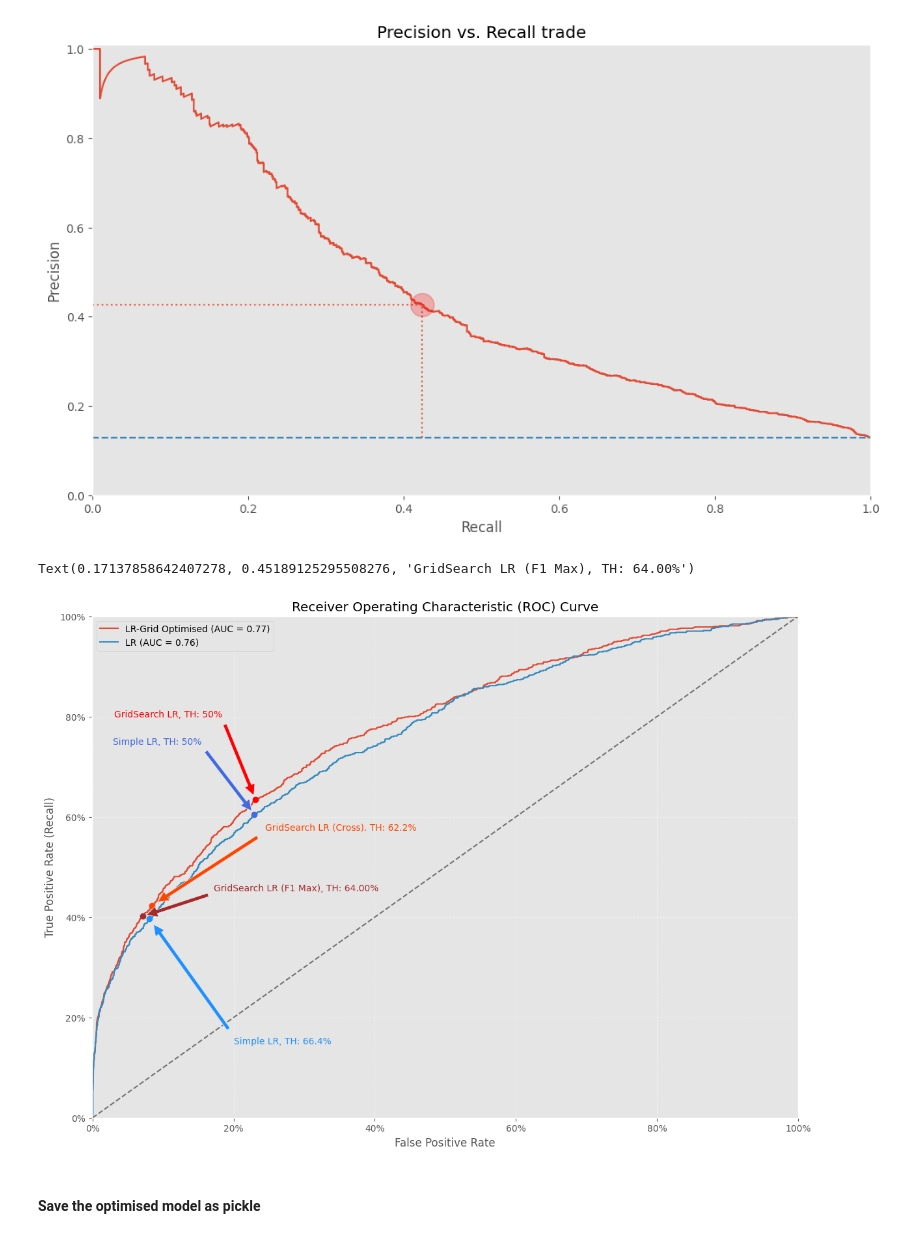
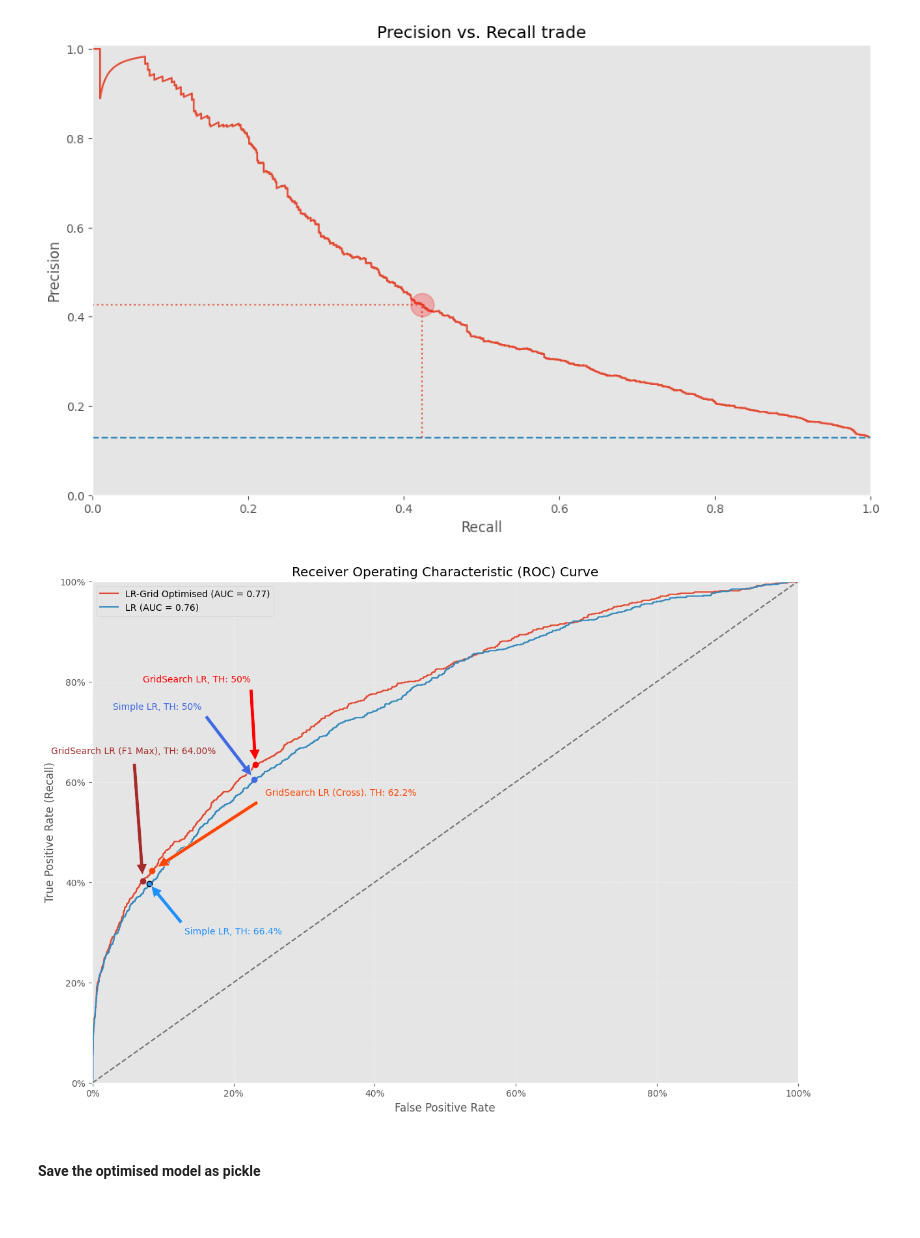
Before and after one commit to Joe-ElM/Used-Cars-Sales, a Jupyter notebook: Notebooks/4. LR Model.ipynb, the cells around one changed output. Drawn from its saved outputs; the diff is of its cells as text; code cells hidden in the pictures.

Commit message:
ROC Curve

```diff
--- a/Notebooks/4. LR Model.ipynb
+++ b/Notebooks/4. LR Model.ipynb
@@ -331,7 +314,7 @@ ax.set_ylim(bottom=0, top=1.01)
 # %% [markdown]
 #### Optimising the Model Precision/Recall Crossover
 # %%
-optimised_lr_grid_cross  = model_lr_grid.predict_proba(X_test)[:,1] >= 0.622
+optimised_lr_grid_cross  = model_lr_grid.predict_proba(X_test)[:,1] > 0.622
 f1_lr_grid_cross         = f1_score(y_test       , optimised_lr_grid_cross)
 recall_lr_grid_cross     = recall_score(y_test   , optimised_lr_grid_cross)
 precision_lr_grid_cross  = precision_score(y_test, optimised_lr_grid_cross)
@@ -420,44 +403,47 @@ plt.legend()
 ax.grid(True, linestyle='--', alpha=0.5)
 ax.set_xlim(left=-0.001 , right=1)
 ax.set_ylim(bottom=0, top=1)
+
+
+
+
 # ----------------------------------------------------------------------------------
 # Simple LR 50% Threshold
 cm_fpr_lr, cm_recall_lr = fpr_tpr(y_test, pred_lr)
 plt.plot(cm_fpr_lr, cm_recall_lr, 'o', ms=6, mec='royalblue', mfc='royalblue',mew=1)
 ax.annotate('Simple LR, TH: 50%', xy=(cm_fpr_lr, cm_recall_lr), xytext=(cm_fpr_lr - 0.2, cm_recall_lr + 0.14),
             arrowprops=dict(facecolor='royalblue', shrink=0.05), color='royalblue'
             )
 # ----------------------------------------------------------------------------------
 # Simple LR with Threshold 66.4%
 cm_fpr_lr_th, cm_recall_lr_th  = fpr_tpr(y_test, pred_lr_th)
-plt.plot(cm_fpr_lr_th, cm_recall_lr_th, 'o', ms=6, mec='dodgerblue', mfc='dodgerblue',mew=1)
-ax.annotate('Simple LR, TH: 66.4%', xy=(cm_fpr_lr_th, cm_recall_lr_th), xytext=(cm_fpr_lr_th + 0.12, cm_recall_lr_th - 0.25),
+plt.plot(cm_fpr_lr_th, cm_recall_lr_th, 'o', ms=6, mec='black', mfc='dodgerblue',mew=1)
+ax.annotate('Simple LR, TH: 66.4%', xy=(cm_fpr_lr_th, cm_recall_lr_th), xytext=(cm_fpr_lr_th + 0.05, cm_recall_lr_th - 0.1),
             arrowprops=dict(facecolor='dodgerblue', shrink=0.05), color = 'dodgerblue'
             )
 # ----------------------------------------------------------------------------------
 # Optimised Grid LR 50% Threshold
 cm_fpr_lr_grid, cm_recall_lr_grid = fpr_tpr(y_test, pred_lr_grid)
 plt.plot(cm_fpr_lr_grid, cm_recall_lr_grid, 'o', ms=6, mec='red', mfc='red',mew=1)
-ax.annotate('GridSearch LR, TH: 50%', xy=(cm_fpr_lr_grid, cm_recall_lr_grid), xytext=(cm_fpr_lr_grid - 0.2, cm_recall_lr_grid + 0.165),
+ax.annotate('GridSearch LR, TH: 50%', xy=(cm_fpr_lr_grid, cm_recall_lr_grid), xytext=(cm_fpr_lr_grid - 0.16, cm_recall_lr_grid + 0.165),
             arrowprops=dict(facecolor='red', shrink=0.05), color='red'
             )
 # ----------------------------------------------------------------------------------
 # Optimised Grid LR f1 optimised precision/recall cross
 cm_fpr_lr_grid_cross, cm_recall_lr_grid_cross = fpr_tpr(y_test, optimised_lr_grid_cross)
 plt.plot(cm_fpr_lr_grid_cross, cm_recall_lr_grid_cross, 'o', ms=6, mec='orangered', mfc='orangered',mew=1)
 ax.annotate('GridSearch LR (Cross). TH: 62.2%', xy=(cm_fpr_lr_grid_cross, cm_recall_lr_grid_cross), xytext=(cm_fpr_lr_grid_cross + 0.16, cm_recall_lr_grid_cross + 0.15),
             arrowprops=dict(facecolor='orangered', shrink=0.05), color='orangered'
             )
 # ----------------------------------------------------------------------------------
 # Optimised Grid LR f1 optimised
 cm_fpr_lr_grid_f1max, cm_recall_lr_grid_f1max = fpr_tpr(y_test, optimised_lr_grid_f1max)
 plt.plot(cm_fpr_lr_grid_f1max, cm_recall_lr_grid_f1max, 'o', ms=6, mec='brown', mfc='brown',mew=1)
-ax.annotate(f'GridSearch LR (F1 Max), TH: {max_f1_threshold:.2%}', xy=(cm_fpr_lr_grid_f1max, cm_recall_lr_grid_f1max), xytext=(cm_fpr_lr_grid_f1max + 0.1, cm_recall_lr_grid_f1max + 0.05),
+ax.annotate(f'GridSearch LR (F1 Max), TH: {max_f1_threshold:.2%}', xy=(cm_fpr_lr_grid_f1max, cm_recall_lr_grid_f1max), xytext=(cm_fpr_lr_grid_f1max - 0.13, cm_recall_lr_grid_f1max + 0.255),
             arrowprops=dict(facecolor='brown', shrink=0.05), color='brown'
-            )
+            );
 # %% [output]
-Text(0.17137858642407278, 0.45189125295508276, 'GridSearch LR (F1 Max), TH: 64.00%')
-[figure, old version]
+[figure, new version]
 # %% [markdown]
 #### Save the optimised model as pickle
 # %%
```
Also changed, not shown: parts of 4 cells of this notebook, 1 other file.
